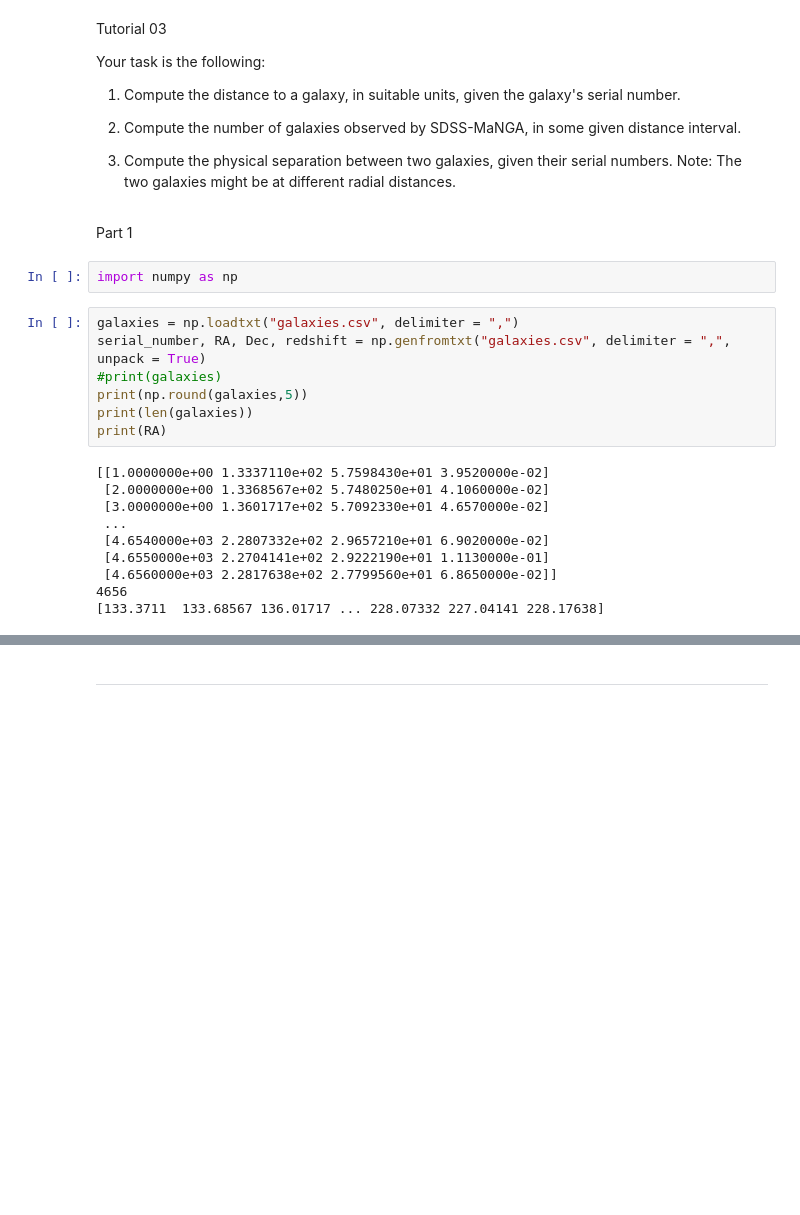
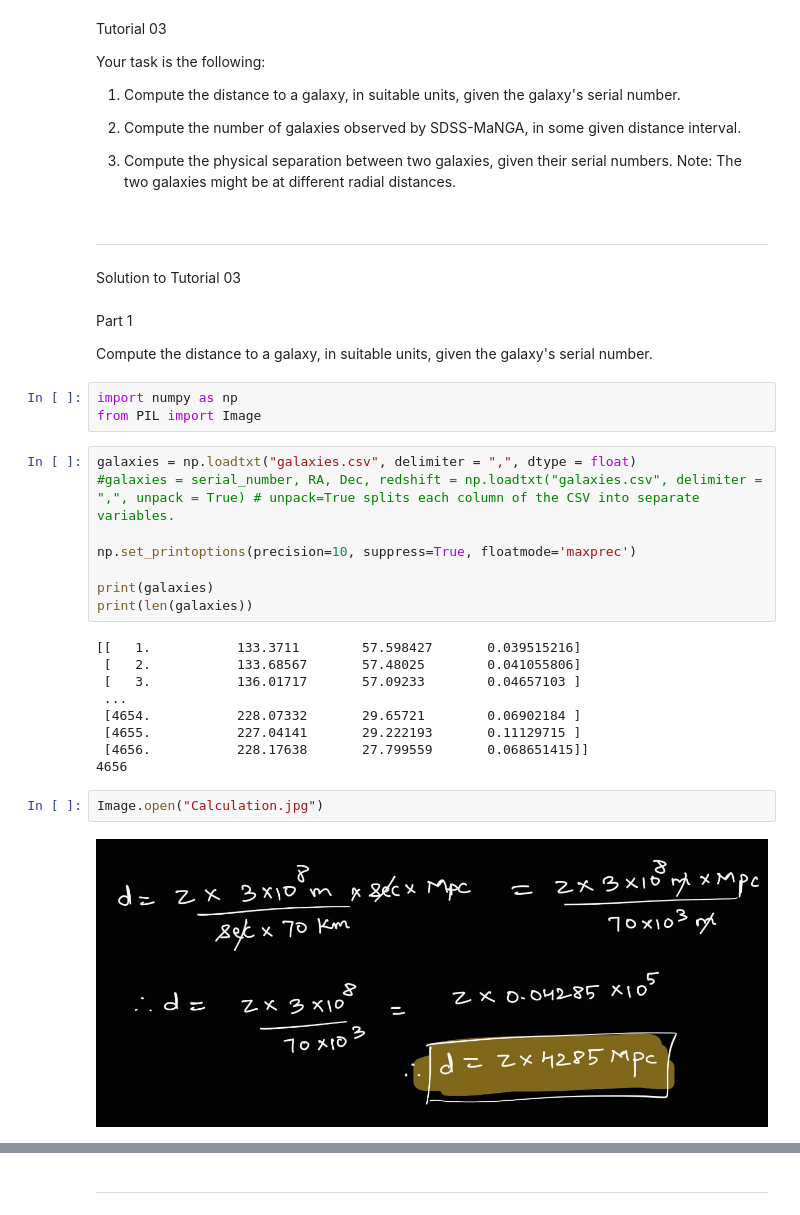
Before and after one commit to Siddhesh-orion/Solutions-to-IIT-B-A, a Jupyter notebook: Tutorial_03.ipynb, the cells around one changed output, grey strips where cells are left out. Drawn from its saved outputs; the diff is of its cells as text; blank space fills up the shorter version.

Commit message:
Update Tutorial_03

```diff
--- a/Tutorial_03.ipynb
+++ b/Tutorial_03.ipynb
@@ -8,24 +8,35 @@ Your task is the following:
 2. Compute the number of galaxies observed by SDSS-MaNGA, in some given distance interval.
 
 3. Compute the physical separation between two galaxies, given their serial numbers. Note: The two galaxies might be at different radial distances.
+# %% [markdown]
+--------------------------------------------------------------------------------------------------------------------------------------
+# %% [markdown]
+Solution to Tutorial 03
 # %% [markdown]
 Part 1
+
+Compute the distance to a galaxy, in suitable units, given the galaxy's serial number.
 # %%
 import numpy as np
+from PIL import Image
 # %%
-galaxies = np.loadtxt("galaxies.csv", delimiter = ",")
-serial_number, RA, Dec, redshift = np.genfromtxt("galaxies.csv", delimiter = ",", unpack = True)
-#print(galaxies)
-print(np.round(galaxies,5))
+galaxies = np.loadtxt("galaxies.csv", delimiter = ",", dtype = float)
+#galaxies = serial_number, RA, Dec, redshift = np.loadtxt("galaxies.csv", delimiter = ",", unpack = True) # unpack=True splits each column of the CSV into separate variables.
+
+np.set_printoptions(precision=10, suppress=True, floatmode='maxprec')
+
+print(galaxies)
 print(len(galaxies))
-print(RA)
 # %% [output]
-[[1.0000000e+00 1.3337110e+02 5.7598430e+01 3.9520000e-02]
- [2.0000000e+00 1.3368567e+02 5.7480250e+01 4.1060000e-02]
- [3.0000000e+00 1.3601717e+02 5.7092330e+01 4.6570000e-02]
+[[   1.           133.3711        57.598427       0.039515216]
+ [   2.           133.68567       57.48025        0.041055806]
+ [   3.           136.01717       57.09233        0.04657103 ]
  ...
- [4.6540000e+03 2.2807332e+02 2.9657210e+01 6.9020000e-02]
- [4.6550000e+03 2.2704141e+02 2.9222190e+01 1.1130000e-01]
- [4.6560000e+03 2.2817638e+02 2.7799560e+01 6.8650000e-02]]
+ [4654.           228.07332       29.65721        0.06902184 ]
+ [4655.           227.04141       29.222193       0.11129715 ]
+ [4656.           228.17638       27.799559       0.068651415]]
 4656
-[133.3711  133.68567 136.01717 ... 228.07332 227.04141 228.17638]
+# %%
+Image.open("Calculation.jpg")
+# %% [output]
+[figure, added]
```
Also changed, not shown: parts of 15 cells of this notebook, 2 other files.
